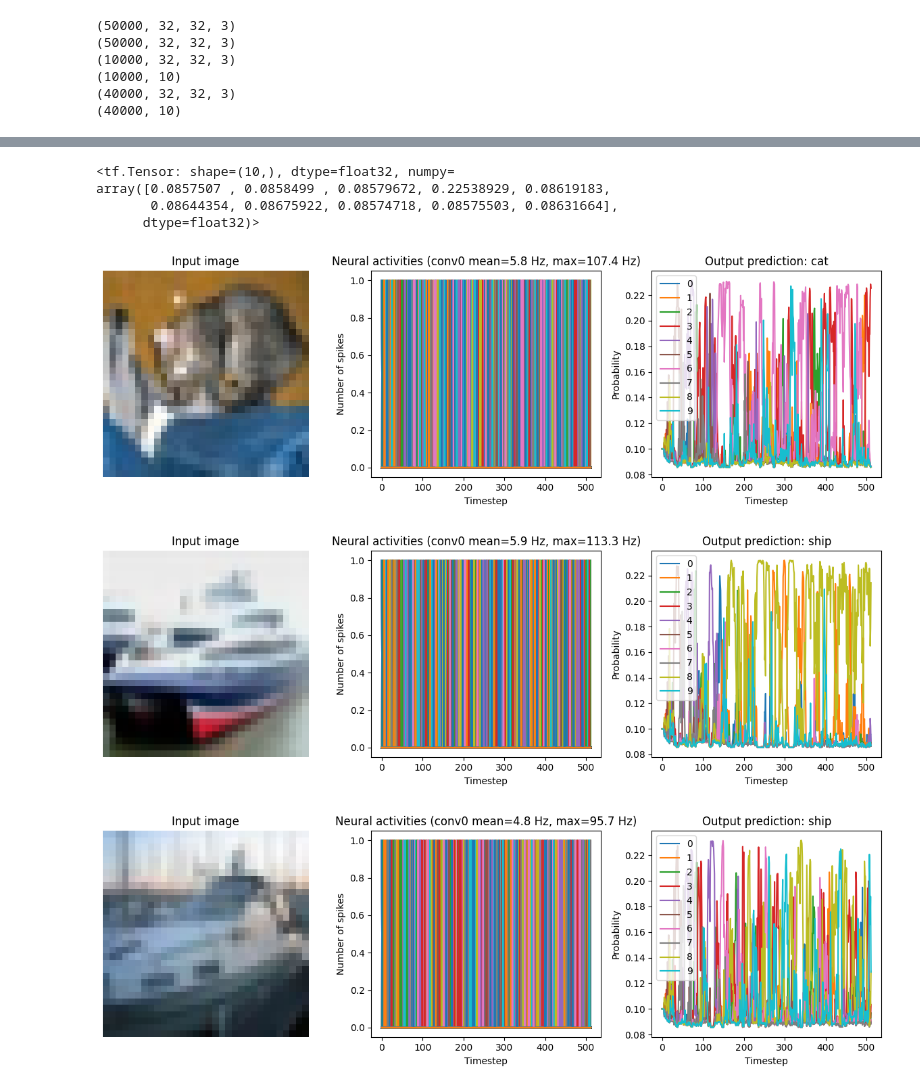
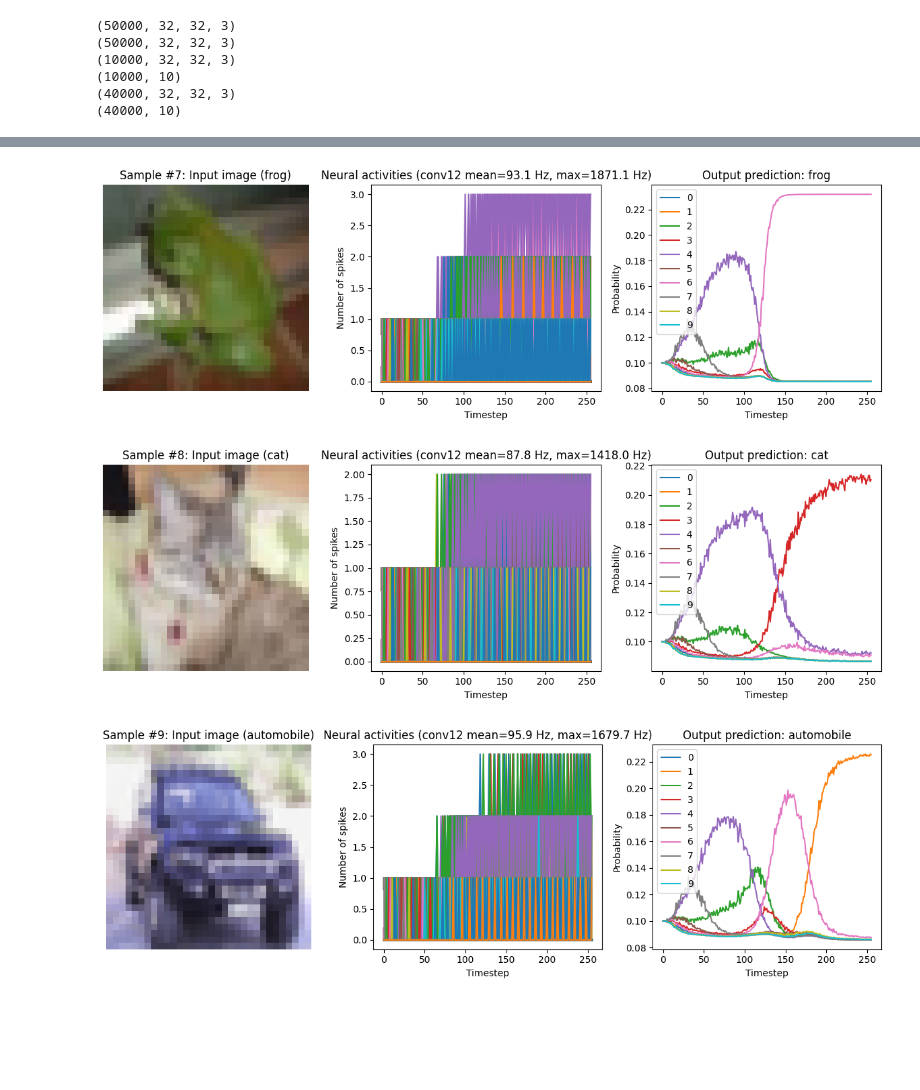
Before and after one commit to coltfox/vgg16-snn, a Jupyter notebook: vgg16-snn.ipynb, the cells around one changed output, grey strips where cells are left out. Cells and saved outputs as stored; diff of their text form; code cells hidden in the pictures; blank space fills up the shorter version.

```diff
--- a/vgg16-snn.ipynb
+++ b/vgg16-snn.ipynb
@@ -67,7 +57,13 @@ Non-trainable params: 0
 _________________________________________________________________
 # %%
 # Load CIFAR10 data
-(x_train, y_train), (x_test, y_test) = tf.keras.datasets.cifar10.load_data()
+if os.path.exists("cifar-10-batches-py"):
+    from load_data import load_data
+
+    (x_train, y_train), (x_test, y_test) = load_data()
+else:
+    (x_train, y_train), (x_test, y_test) = tf.keras.datasets.cifar10.load_data()
+
 class_names = ['airplane', 'automobile', 'bird', 'cat', 'deer',
                'dog', 'frog', 'horse', 'ship', 'truck']
 
@@ -173,7 +171,7 @@ y_val_t = add_time_dimension(np.argmax(y_val, axis=-1))
 x_test_t = add_time_dimension(x_test)
 y_test_t = add_time_dimension(np.argmax(y_test, axis=-1))
 # %%
-sfr = 20
+sfr = 500
 
 converter = nengo_dl.Converter(
     model,
@@ -207,17 +185,14 @@ def get_nengo_compatible_test_data_generator(x, y, batch_size=100, n_steps=30):
 # %%
-converter_model = converter.model
-# model_input = list(converter.inputs.keys())[0]
-# model_output = list(converter.outputs.keys())[0]
+model_input = converter.model.input
+model_output = converter.model.output
+model_layers = list(converter.layers.keys())
 
-model_input = converter_model.input
-model_output = converter_model.output
-model_layers = list(converter.layers.keys())
-conv1 = model_layers[12][0]
-penltmt_layer = model_layers[-3]
+conv12 = model_layers[12][0]
 
 # Get the probes for Input, first Conv, and the Output layers.
 input_probe = converter.inputs[model_input]
 output_probe = converter.outputs[model_output]
+
 # only record from a subset of neurons, to save memory.
 sample_neurons = np.linspace(
     0,
@@ -230,10 +205,8 @@ sample_neurons = np.linspace(
 with converter.net:
   nengo_dl.configure_settings(stateful=False, keep_history=False, inference_only=True) # Optimize simulation speed.
   # Probe for the first Conv layer.
-  # print(converter.layers)
   # first_conv_probe = nengo.Probe(converter.layers[conv1][sample_neurons], label="First Conv")
-  first_conv_probe = nengo.Probe(converter.layers[conv1][sample_neurons], label="First Conv")
-  # Probe for penultimate dense layer.
-  penltmt_dense_probe = nengo.Probe(converter.layers[penltmt_layer], label="Penultimate Dense")
-  converter.net.config[first_conv_probe].keep_history = True
+  # Probe for the 12 conv layer
+  deep_conv_probe = nengo.Probe(converter.layers[conv12], label="First Conv")
+  converter.net.config[deep_conv_probe].keep_history = True
   converter.net.config[output_probe].keep_history = True
@@ -242,5 +213,5 @@ with converter.net:
 # %%
-n_steps = 512 # Number of timesteps
+n_steps = 256 # Number of timesteps
 
 n_test = 128
 x_test_slice = x_test_t[:n_test]
@@ -254,9 +225,6 @@ with nengo_dl.Simulator(
         data = nengo_sim.predict({input_probe: tiled_test_images})
 
 predictions = np.argmax(data[output_probe][:, -1], axis=-1, keepdims=True)
-# print(data[output_probe],)
-print(predictions[:4])
-print(y_test_slice[:4])
-accuracy = (y_test_slice == predictions).mean()
+accuracy = (y_test_slice[:, -1] == predictions).mean()
 print(f"Test accuracy: {100 * accuracy:.2f}%")
 # %% [output]
@@ -277,44 +233,37 @@ Test accuracy: 10.93%
-# %%
-tf.nn.softmax(data[output_probe][:, -1][0])
-# %% [output]
-<tf.Tensor: shape=(10,), dtype=float32, numpy=
-array([0.0857507 , 0.0858499 , 0.08579672, 0.22538929, 0.08619183,
-       0.08644354, 0.08675922, 0.08574718, 0.08575503, 0.08631664],
-      dtype=float32)>
 # %%
 # plot the results
-for i in range(3):
+for i in range(7, 10):
     plt.figure(figsize=(12, 4))
 
     plt.subplot(1, 3, 1)
-    plt.title("Input image")
+    plt.title(f"Sample #{i}: Input image ({class_names[np.argmax(y_test[i])]})")
     plt.imshow(np.reshape(x_test_t[i], (32, 32, 3)))
     plt.axis("off")
 
     plt.subplot(1, 3, 2)
 
-    scaled_data = data[first_conv_probe][i] * sfr
+    scaled_data = data[deep_conv_probe][i] * sfr
     scaled_data *= 0.001
     rates = np.sum(scaled_data, axis=0) / (n_steps * nengo_sim.dt)
     plt.ylabel("Number of spikes")
 
     plt.xlabel("Timestep")
     plt.title(
         f"Neural activities (conv12 mean={rates.mean():.1f} Hz, "
         f"max={rates.max():.1f} Hz)"
     )
     plt.plot(scaled_data)
 
     plt.subplot(1, 3, 3)
     plt.title(f"Output prediction: {class_names[predictions[i][0]]}")
     # plt.plot(to_categorical(predictions[i][0], num_classes=10))
     plt.plot(tf.nn.softmax(data[output_probe][i]))
     plt.legend([str(j) for j in range(10)], loc="upper left")
     plt.xlabel("Timestep")
     plt.ylabel("Probability")
 
     plt.tight_layout()
 # %% [output]
-[figure, old version]
+[figure, new version]
-[figure, old version]
+[figure, new version]
-[figure, old version]
+[figure, new version]
```
Also changed, not shown: parts of 6 cells of this notebook.
